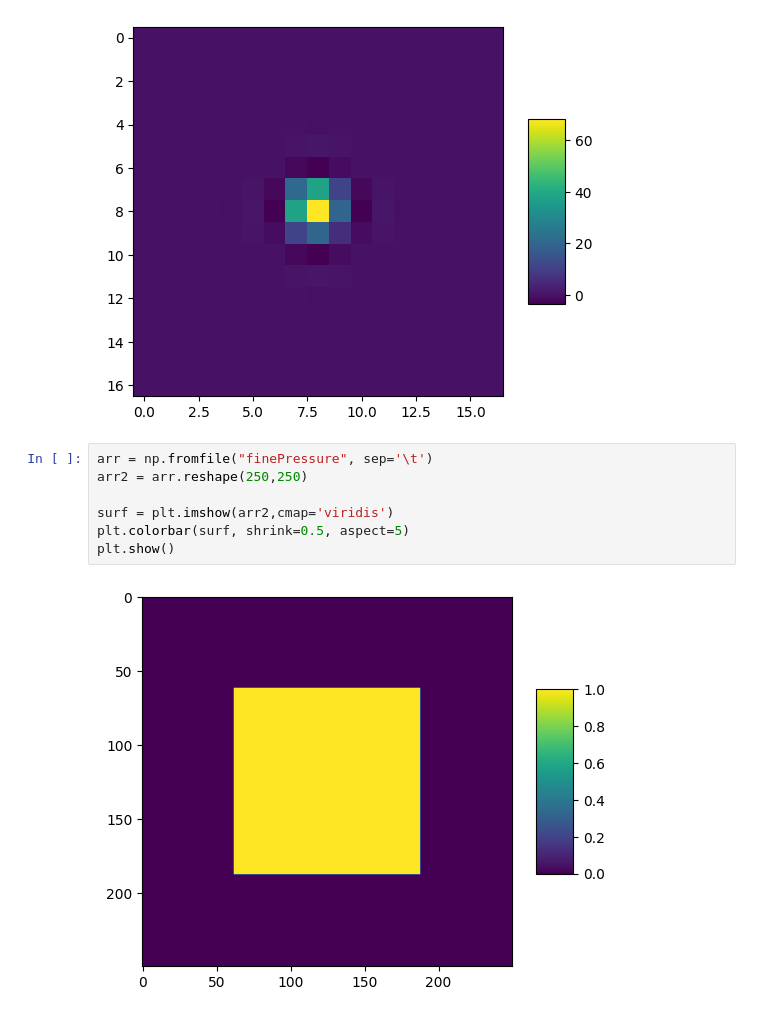
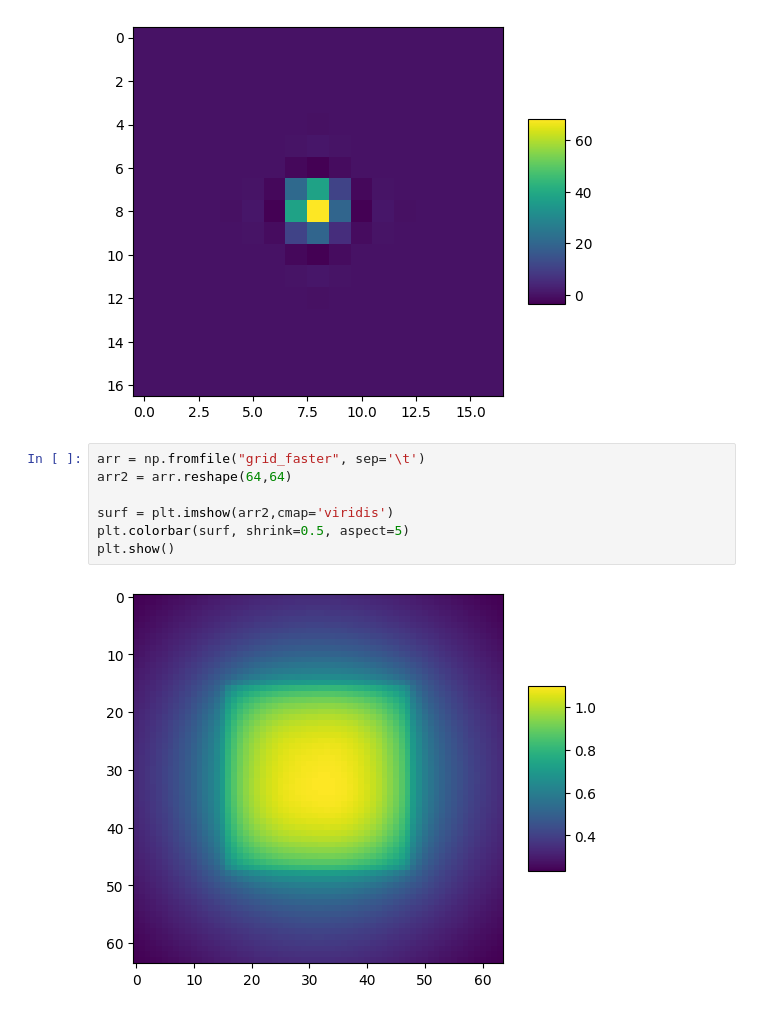
Before and after one commit to SickSmile1/naive-fft-mlms, a Jupyter notebook: results/plotResults.ipynb, the cells around one changed output. Drawn from its saved outputs; the diff is of its cells as text.

```diff
--- a/results/plotResults.ipynb
+++ b/results/plotResults.ipynb
@@ -50,11 +50,11 @@ plt.show()
 # %% [output]
 [figure]
 # %%
-arr = np.fromfile("finePressure", sep='\t')
-arr2 = arr.reshape(250,250)
+arr = np.fromfile("grid_faster", sep='\t')
+arr2 = arr.reshape(64,64)
 
 surf = plt.imshow(arr2,cmap='viridis')
 plt.colorbar(surf, shrink=0.5, aspect=5)
 plt.show()
 # %% [output]
-[figure, old version]
+[figure, new version]
```
Also changed, not shown: parts of 2 cells of this notebook, 24 other files.
